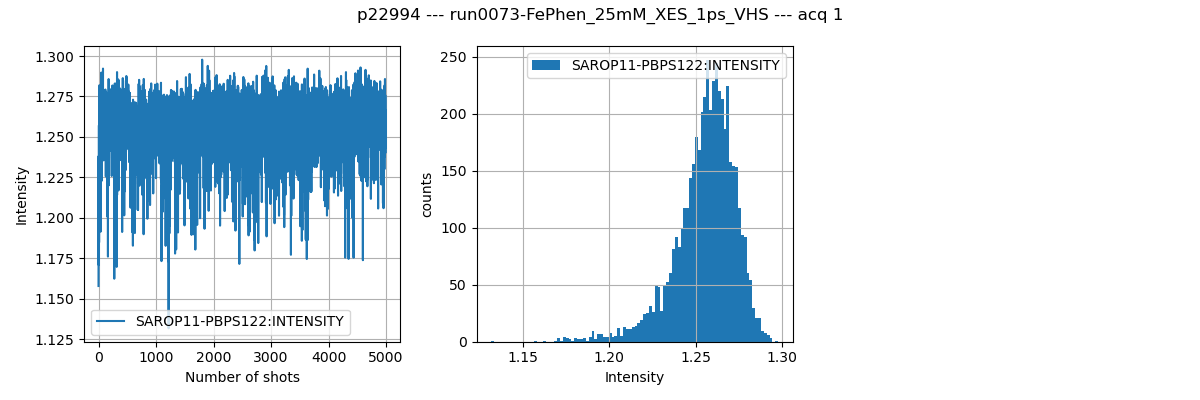
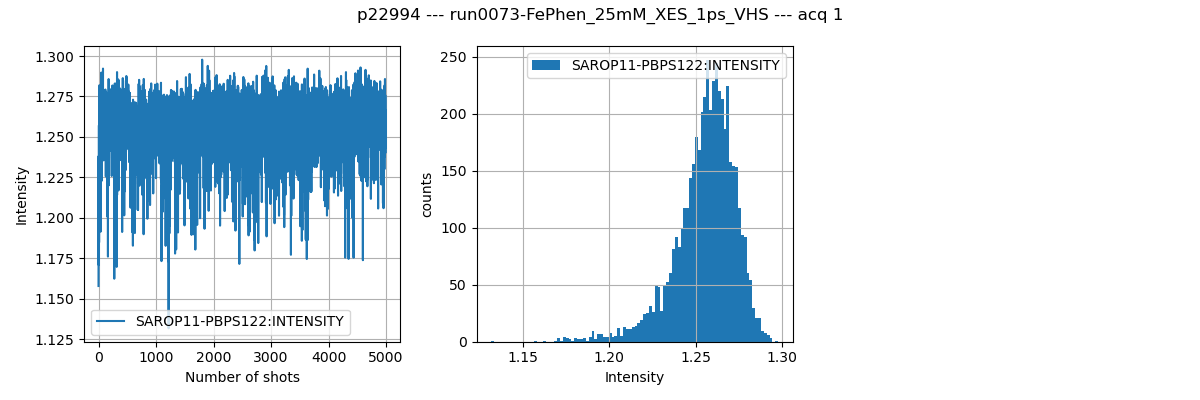
The notebook cell's code change between the first figure and the second:
--- before
+++ after
@@ -8,4 +8,5 @@
 plot_checkedBSchannel(data,title)
 #plot_checkedBSchannel_2D(data,title)
+plt.show()
 print ('------------------------------------------')
 print ('Plot {} shots'.format(np.shape(data)[1]))

Commit: temp work